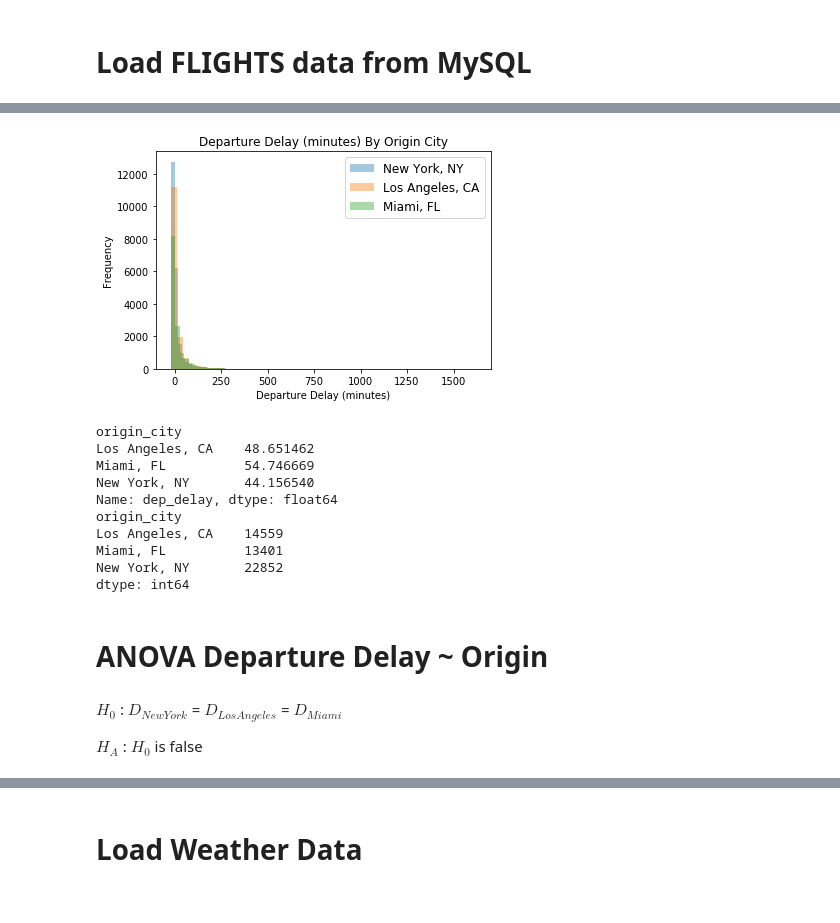
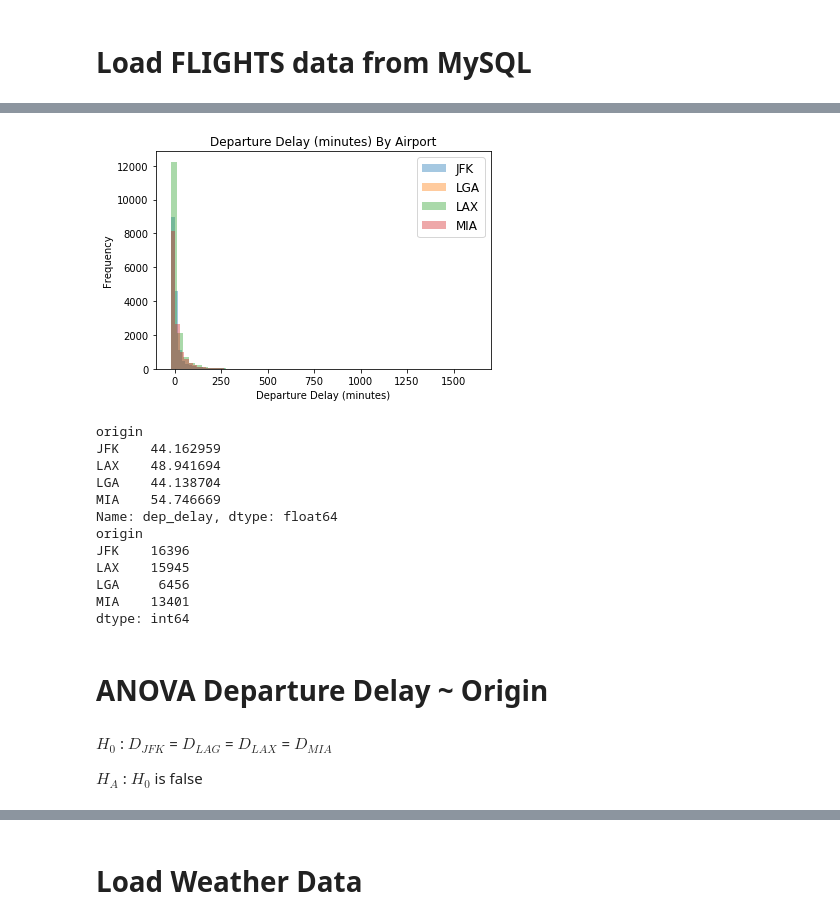
Before and after one commit to rweng18/aqi_project, a Jupyter notebook: ANOVA_tests.ipynb, the cells around one changed output, grey strips where cells are left out. Drawn from its saved outputs; the diff is of its cells as text; code cells hidden in the pictures.

```diff
--- a/ANOVA_tests.ipynb
+++ b/ANOVA_tests.ipynb
@@ -62,5 +71,6 @@ memory usage: 3.5+ MB
 # %%
 # Group data by origin city
-nyc = flights_df[flights_df['origin_city'] == 'New York, NY']
-la = flights_df[flights_df['origin_city'] == 'Los Angeles, CA']
-mi = flights_df[flights_df['origin_city'] == 'Miami, FL']
+jfk = flights_df[flights_df['origin'] == 'JFK']
+lga = flights_df[flights_df['origin'] == 'LGA']
+lax = flights_df[flights_df['origin'] == 'LAX']
+mia = flights_df[flights_df['origin'] == 'MIA']
@@ -75,32 +77,35 @@ plt.xlabel('Departure Delay Time (Minutes)');
 # %%
-sns.distplot(nyc['dep_delay'], kde = False, label = 'New York, NY');
-sns.distplot(la['dep_delay'], kde = False, label = 'Los Angeles, CA');
-sns.distplot(mi['dep_delay'], kde = False, label = 'Miami, FL');
+sns.distplot(jfk['dep_delay'], kde = False, label = 'JFK');
+sns.distplot(lag['dep_delay'], kde = False, label = 'LGA');
+sns.distplot(lax['dep_delay'], kde = False, label = 'LAX');
+sns.distplot(mia['dep_delay'], kde = False, label = 'MIA');
 plt.legend(prop={'size': 12});
-plt.title('Departure Delay (minutes) By Origin City');
+plt.title('Departure Delay (minutes) By Airport');
 plt.xlabel('Departure Delay (minutes)');
 plt.ylabel('Frequency');
 # %% [output]
-[figure, old version]
+[figure, new version]
 # %%
 # Calculate standard deviation of departure delay by origin city
-print(flights_df.groupby('origin_city')['dep_delay'].std())
-print(flights_df.groupby('origin_city').size())
+print(flights_df.groupby('origin')['dep_delay'].std())
+print(flights_df.groupby('origin').size())
 # %% [output]
-origin_city
-Los Angeles, CA    48.651462
-Miami, FL          54.746669
-New York, NY       44.156540
+origin
+JFK    44.162959
+LAX    48.941694
+LGA    44.138704
+MIA    54.746669
 Name: dep_delay, dtype: float64
-origin_city
-Los Angeles, CA    14559
-Miami, FL          13401
-New York, NY       22852
+origin
+JFK    16396
+LAX    15945
+LGA     6456
+MIA    13401
 dtype: int64
 # %% [markdown]
 # ANOVA Departure Delay ~ Origin
 # %% [markdown]
-$H_0$ : $D_{New York}$ = $D_{Los Angeles}$ = $D_{Miami}$
+$H_0$ : $D_{JFK}$ = $D_{LAG}$ = $D_{LAX}$ = $D_{MIA}$
 
 $H_A$ : $H_0$ is false
 # %%
```
Also changed, not shown: parts of 30 cells of this notebook.
